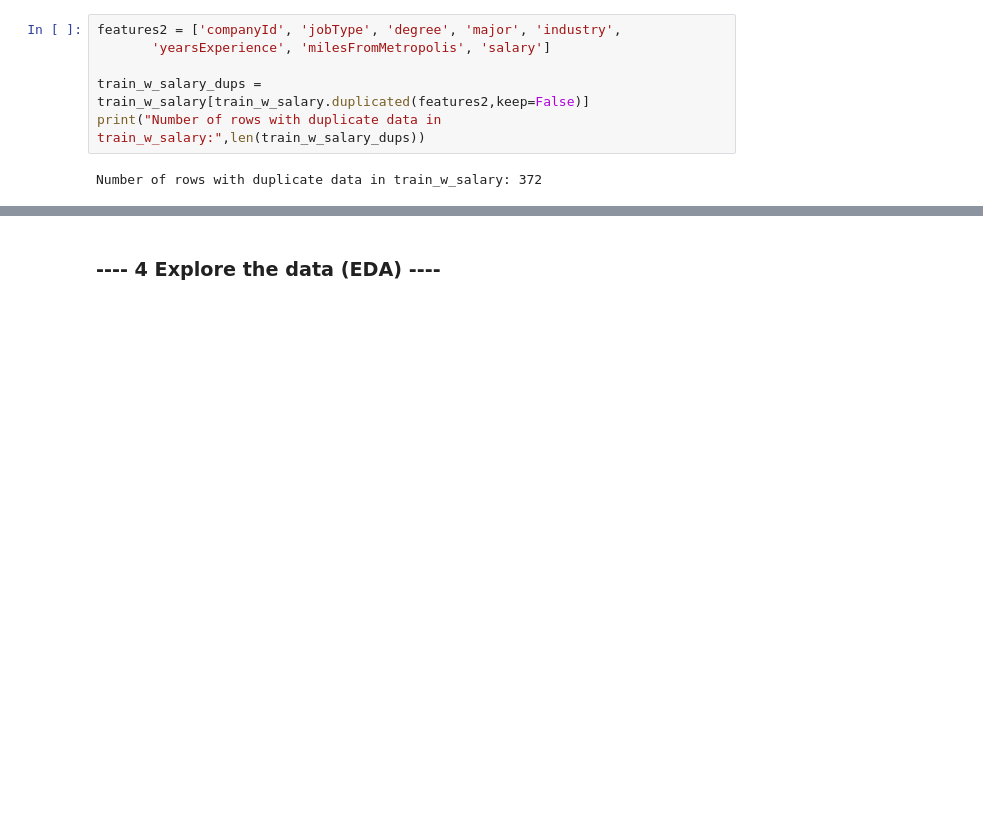
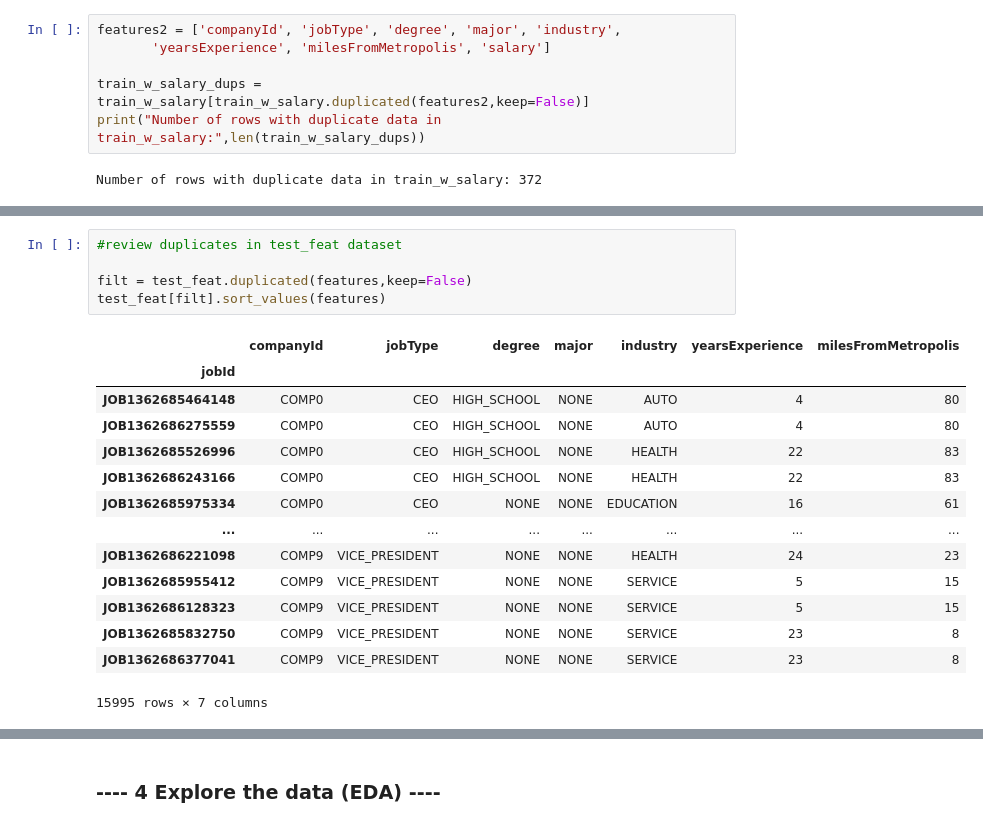
Before and after one commit to stevers28/salarypredictionportfolio, a Jupyter notebook: Salary_Prediction_Notebook.ipynb, the cells around one changed output, grey strips where cells are left out. Saved outputs shown, nothing was run; the diff lists cells and outputs as text; blank space fills up the shorter version.

```diff
--- a/Salary_Prediction_Notebook.ipynb
+++ b/Salary_Prediction_Notebook.ipynb
@@ -157,0 +185,20 @@ train_w_salary_dups.sort_values(features2)
+# %%
+#review duplicates in test_feat dataset
+
+filt = test_feat.duplicated(features,keep=False)
+test_feat[filt].sort_values(features)
+# %% [output]
+|  | companyId | jobType | degree | major | industry | yearsExperience | milesFromMetropolis |
+| jobId |  |  |  |  |  |  |  |
+| JOB1362685464148 | COMP0 | CEO | HIGH_SCHOOL | NONE | AUTO | 4 | 80 |
+| JOB1362686275559 | COMP0 | CEO | HIGH_SCHOOL | NONE | AUTO | 4 | 80 |
+| JOB1362685526996 | COMP0 | CEO | HIGH_SCHOOL | NONE | HEALTH | 22 | 83 |
+| JOB1362686243166 | COMP0 | CEO | HIGH_SCHOOL | NONE | HEALTH | 22 | 83 |
+| JOB1362685975334 | COMP0 | CEO | NONE | NONE | EDUCATION | 16 | 61 |
+| ... | ... | ... | ... | ... | ... | ... | ... |
+| JOB1362686221098 | COMP9 | VICE_PRESIDENT | NONE | NONE | HEALTH | 24 | 23 |
+| JOB1362685955412 | COMP9 | VICE_PRESIDENT | NONE | NONE | SERVICE | 5 | 15 |
+| JOB1362686128323 | COMP9 | VICE_PRESIDENT | NONE | NONE | SERVICE | 5 | 15 |
+| JOB1362685832750 | COMP9 | VICE_PRESIDENT | NONE | NONE | SERVICE | 23 | 8 |
+| JOB1362686377041 | COMP9 | VICE_PRESIDENT | NONE | NONE | SERVICE | 23 | 8 |
+15995 rows × 7 columns
```
Also changed, not shown: parts of 16 cells of this notebook.
